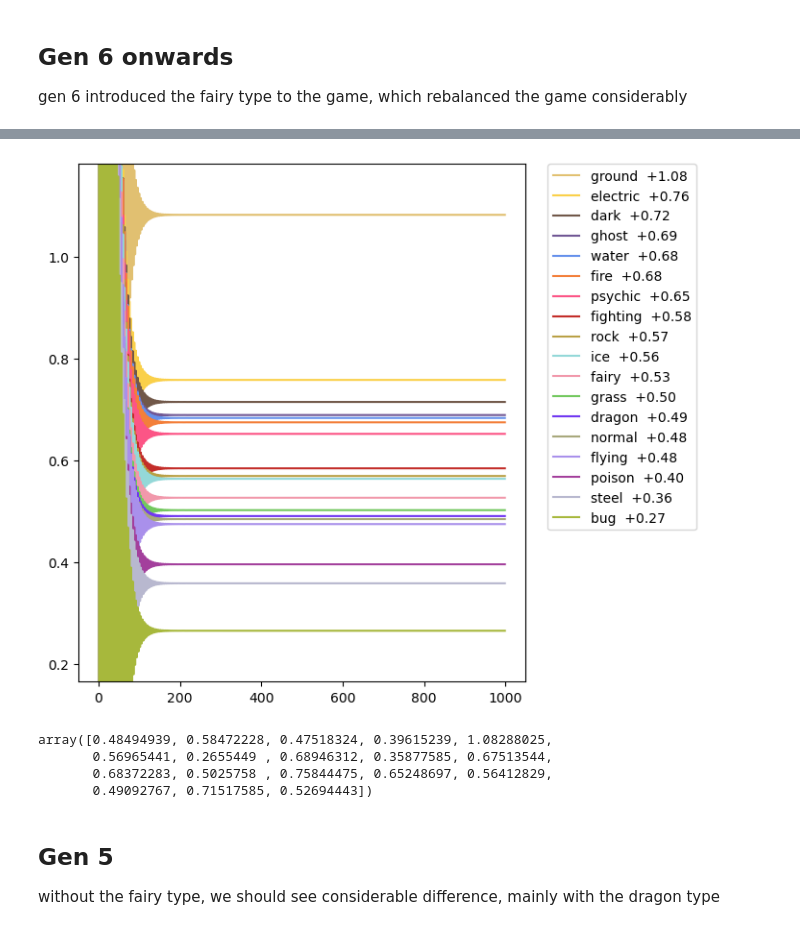
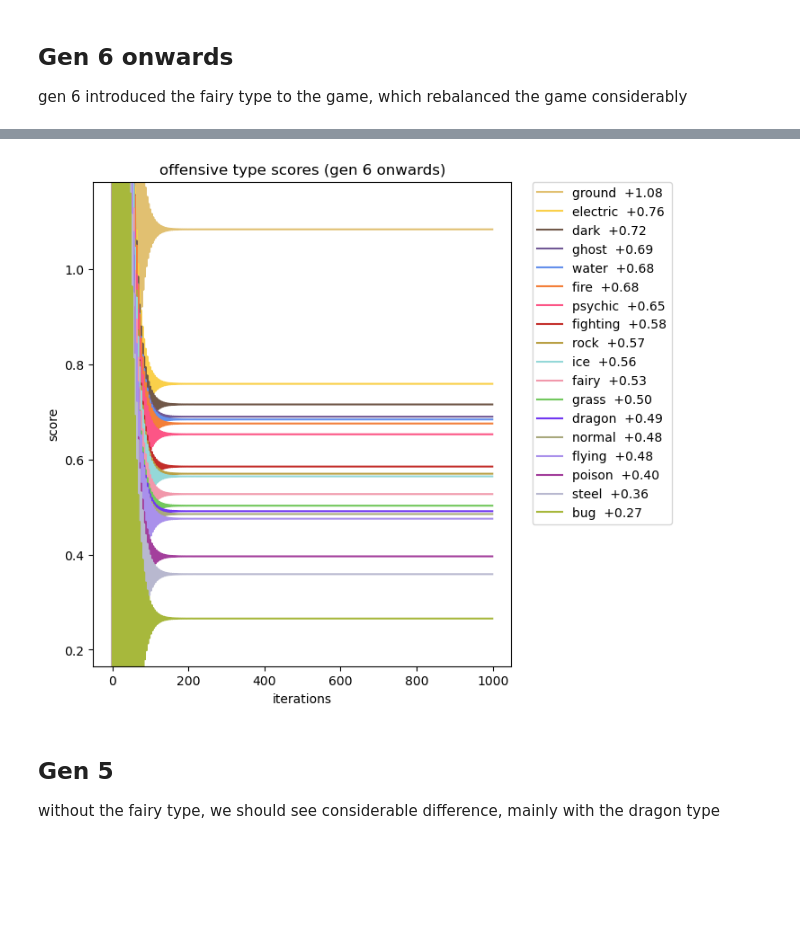
Before and after one commit to Gustavo-Rubo/pokemon-types, a Jupyter notebook: types.ipynb, the cells around one changed output, grey strips where cells are left out. Cells and saved outputs as stored; diff of their text form; code cells hidden in the pictures; blank space fills up the shorter version.

```diff
--- a/types.ipynb
+++ b/types.ipynb
@@ -128,20 +130,16 @@ plt.show()
 # %%
 plt.figure(figsize=(6, 7))
 for i in off_scores[n_iterations-1].argsort()[::-1]:
     plt.plot(off_scores[:, i], color=colors[i], label=f'{types[i]}  {off_scores[:, i][n_iterations-1]:+.2f}')
 
 plt.ylim([min(off_scores[:,][n_iterations-1])-.1, max(off_scores[:,][n_iterations-1])+.1])
+plt.title('offensive type scores (gen 6 onwards)')
+plt.xlabel('iterations')
+plt.ylabel('score')
 plt.legend(bbox_to_anchor=(1.05, 1), loc=2, borderaxespad=0.)
 plt.show()
 # %% [output]
-[figure, old version]
+[figure, new version]
-# %%
-off_scores[:,][n_iterations-1]
-# %% [output]
-array([0.48494939, 0.58472228, 0.47518324, 0.39615239, 1.08288025,
-       0.56965441, 0.2655449 , 0.68946312, 0.35877585, 0.67513544,
-       0.68372283, 0.5025758 , 0.75844475, 0.65248697, 0.56412829,
-       0.49092767, 0.71517585, 0.52694443])
 # %% [markdown]
 ## Gen 5
 
```
Also changed, not shown: parts of 15 cells of this notebook, 1 other file.
